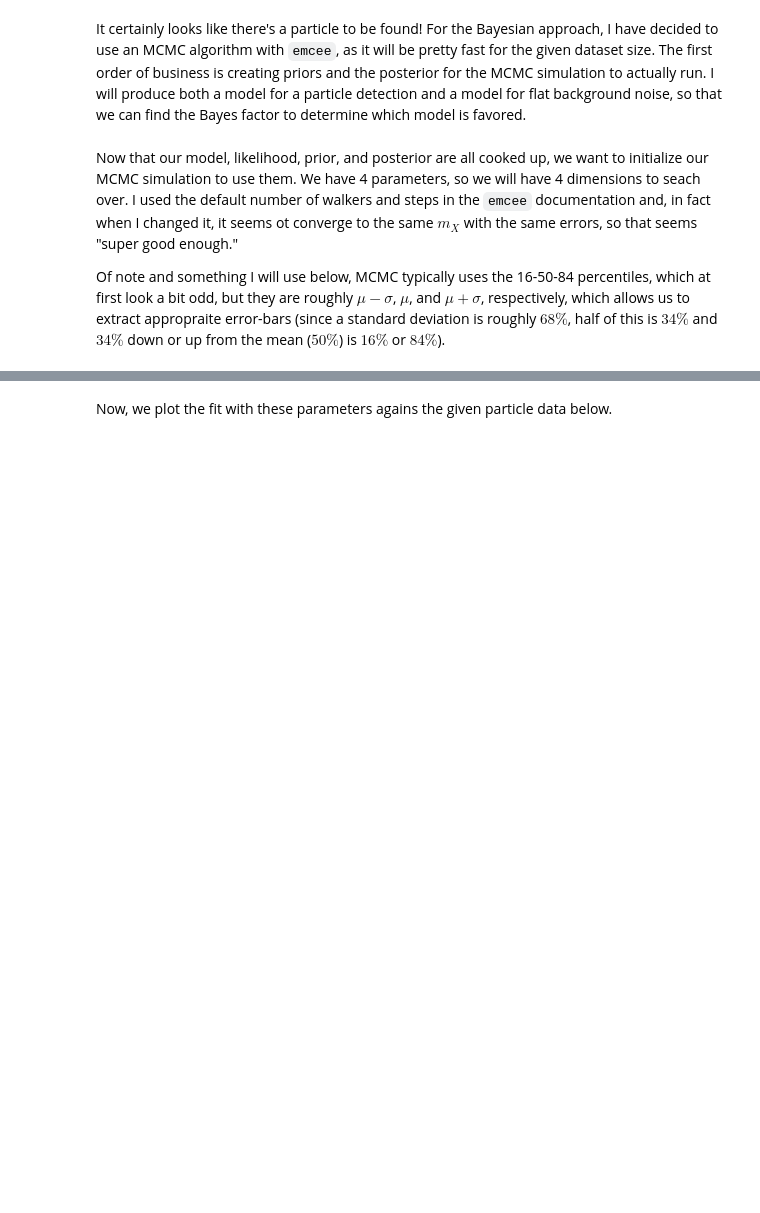
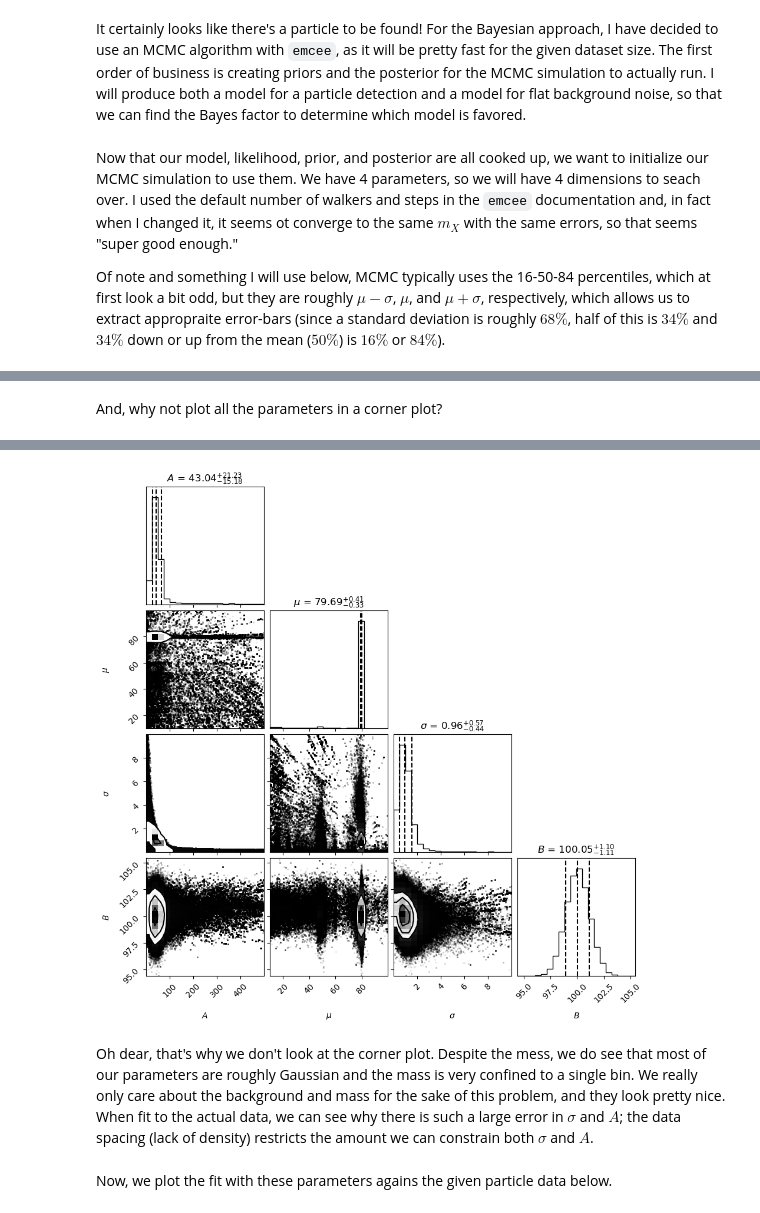
Before and after one commit to aidanwmw/PHYS403, a Jupyter notebook: midterms/midterm2.ipynb, the cells around one changed output, grey strips where cells are left out. Cells and saved outputs as stored; diff of their text form; code cells hidden in the pictures; blank space fills up the shorter version.

```diff
--- a/midterms/midterm2.ipynb
+++ b/midterms/midterm2.ipynb
@@ -218,0 +220,5 @@ Uncertainty (1σ): +0.39 or -0.31 GeV
+# %% [markdown]
+And, why not plot all the parameters in a corner plot?
+# %%
+rmp = corner.corner(sampler.flatchain, labels=[r'$A$',r'$\mu$',r'$\sigma$',r'$B$'], quantiles=[0.16, 0.5, 0.84],show_titles=True,title_kwargs={"fontsize": 12},figsize=(6, 4));
+# %% [output]
@@ -219,3 +228,6 @@ Uncertainty (1σ): +0.39 or -0.31 GeV
+[figure, added]
+# %% [markdown]
+Oh dear, that's why we don't look at the corner plot. Despite the mess, we do see that most of our parameters are roughly Gaussian and the mass is very confined to a single bin. We really only care about the background and mass for the sake of this problem, and they look pretty nice. When fit to the actual data, we can see why there is such a large error in $\sigma$ and $A$; the data spacing (lack of density) restricts the amount we can constrain both $\sigma$ and $A$.
 # %% [markdown]
 Now, we plot the fit with these parameters agains the given particle data below.
 # %%
```
Also changed, not shown: parts of 6 cells of this notebook.
